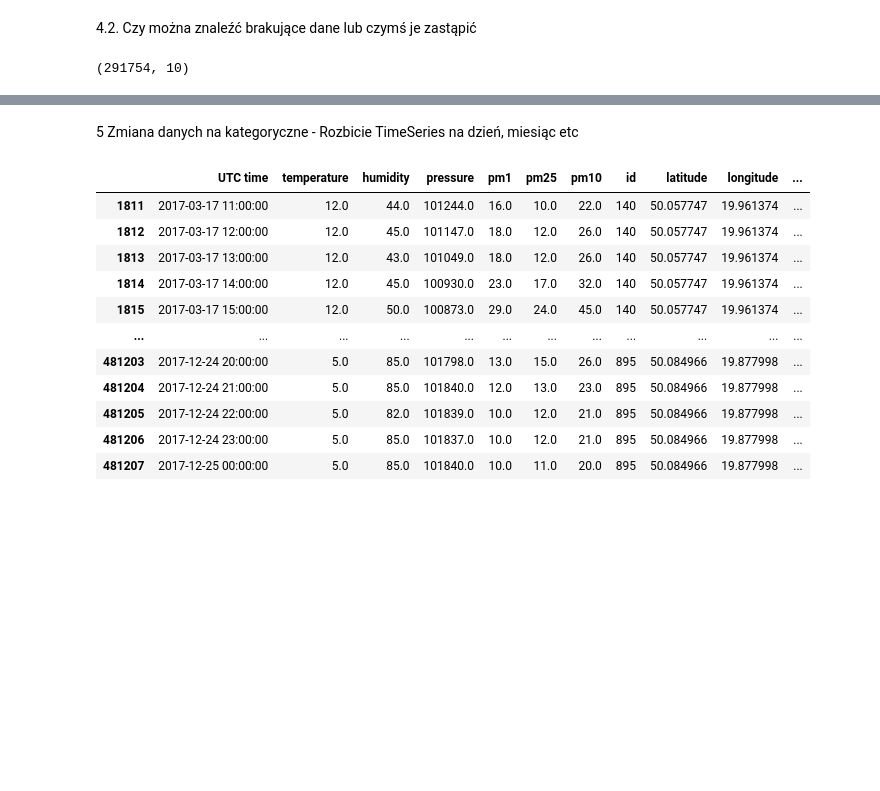
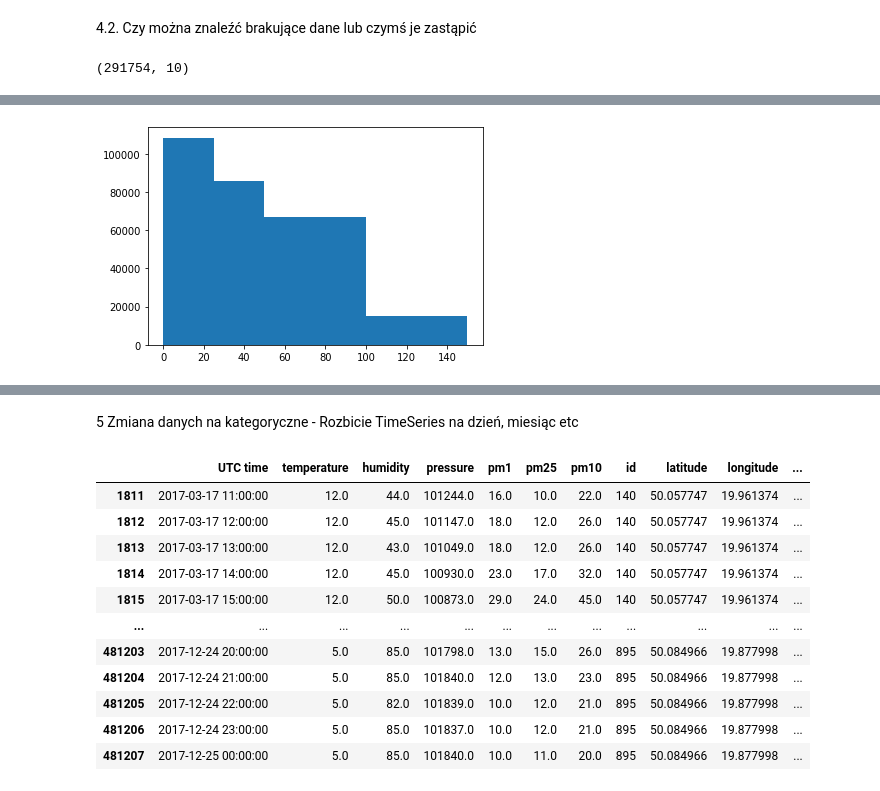
Before and after one commit to ciepielajan/SDA_SMOG_Wawelski, a Jupyter notebook: Jan/SDA_2021_04_11_Projekt_koncowy.ipynb, the cells around one changed output, grey strips where cells are left out. Cells and saved outputs as stored; diff of their text form; code cells hidden in the pictures; blank space fills up the shorter version.

```diff
--- a/Jan/SDA_2021_04_11_Projekt_koncowy.ipynb
+++ b/Jan/SDA_2021_04_11_Projekt_koncowy.ipynb
@@ -168,0 +200,5 @@ geo_df.shape
+# %%
+plt.hist(geo_df.pm10, bins=[0,25,50,100,150])
+plt.show()
+# %% [output]
+[figure, added]
```
Also changed, not shown: parts of 17 cells of this notebook.
